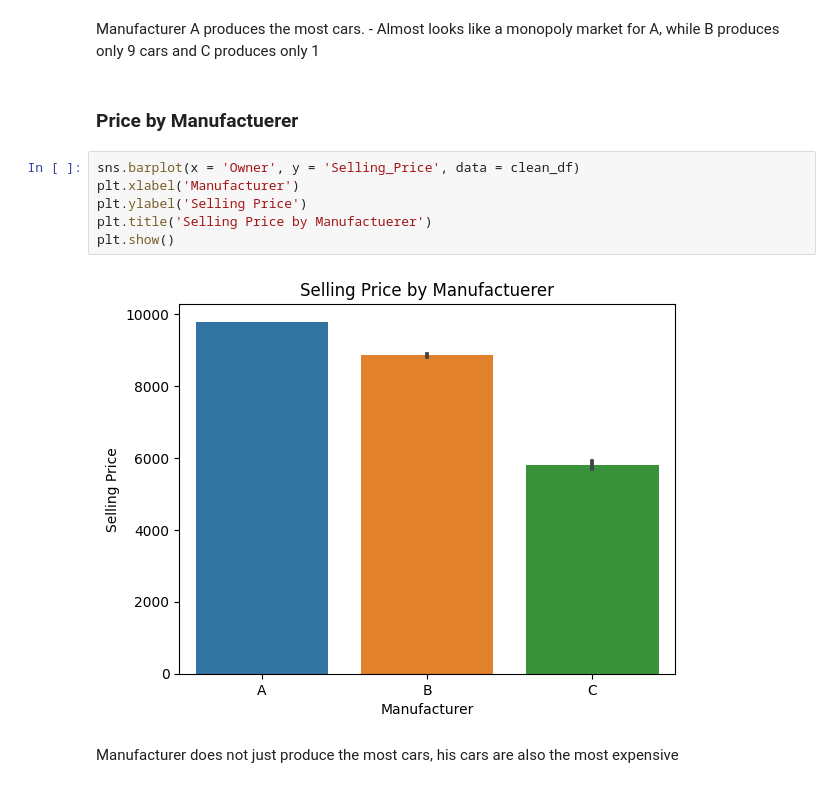
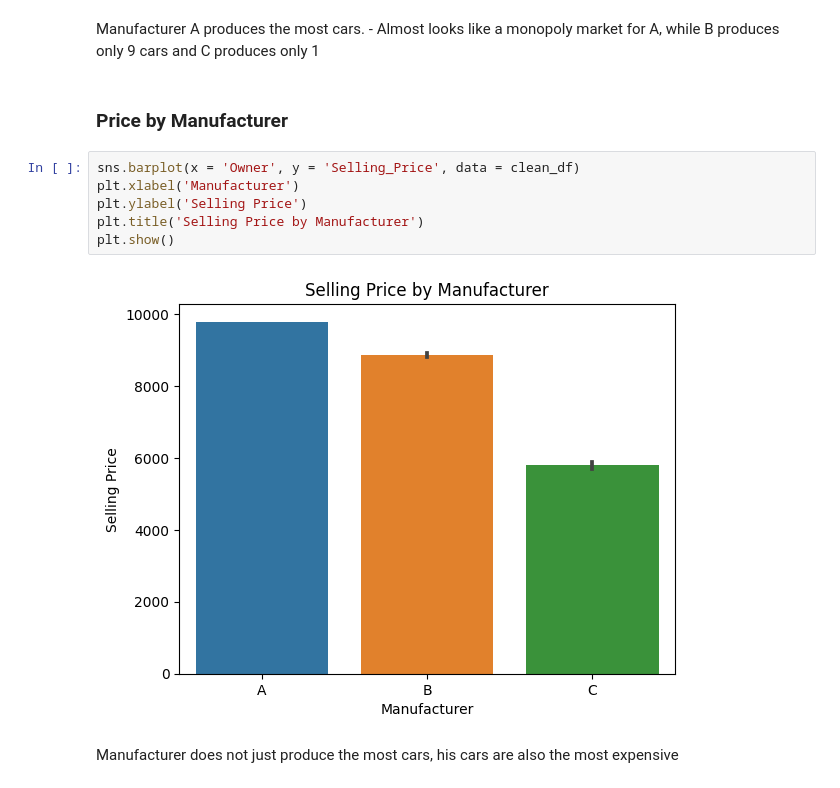
Before and after one commit to PatChizzy/KaggleX-, a Jupyter notebook: Car-analysis/Car Exploratory Data Analysis.ipynb, the cells around one changed output. Drawn from its saved outputs; the diff is of its cells as text.

```diff
--- a/Car-analysis/Car Exploratory Data Analysis.ipynb
+++ b/Car-analysis/Car Exploratory Data Analysis.ipynb
@@ -301,14 +297,14 @@ plt.show()
 # %% [markdown]
 Manufacturer A produces the most cars. - Almost looks like a monopoly market for A, while B produces only 9 cars and C produces only 1
 # %% [markdown]
-### Price by Manufactuerer
+### Price by Manufacturer
 # %%
 sns.barplot(x = 'Owner', y = 'Selling_Price', data = clean_df)
 plt.xlabel('Manufacturer')
 plt.ylabel('Selling Price')
-plt.title('Selling Price by Manufactuerer')
+plt.title('Selling Price by Manufacturer')
 plt.show()
 # %% [output]
-[figure, old version]
+[figure, new version]
 # %% [markdown]
 Manufacturer does not just produce the most cars, his cars are also the most expensive
```
Also changed, not shown: parts of 7 cells of this notebook, 2 other files.
